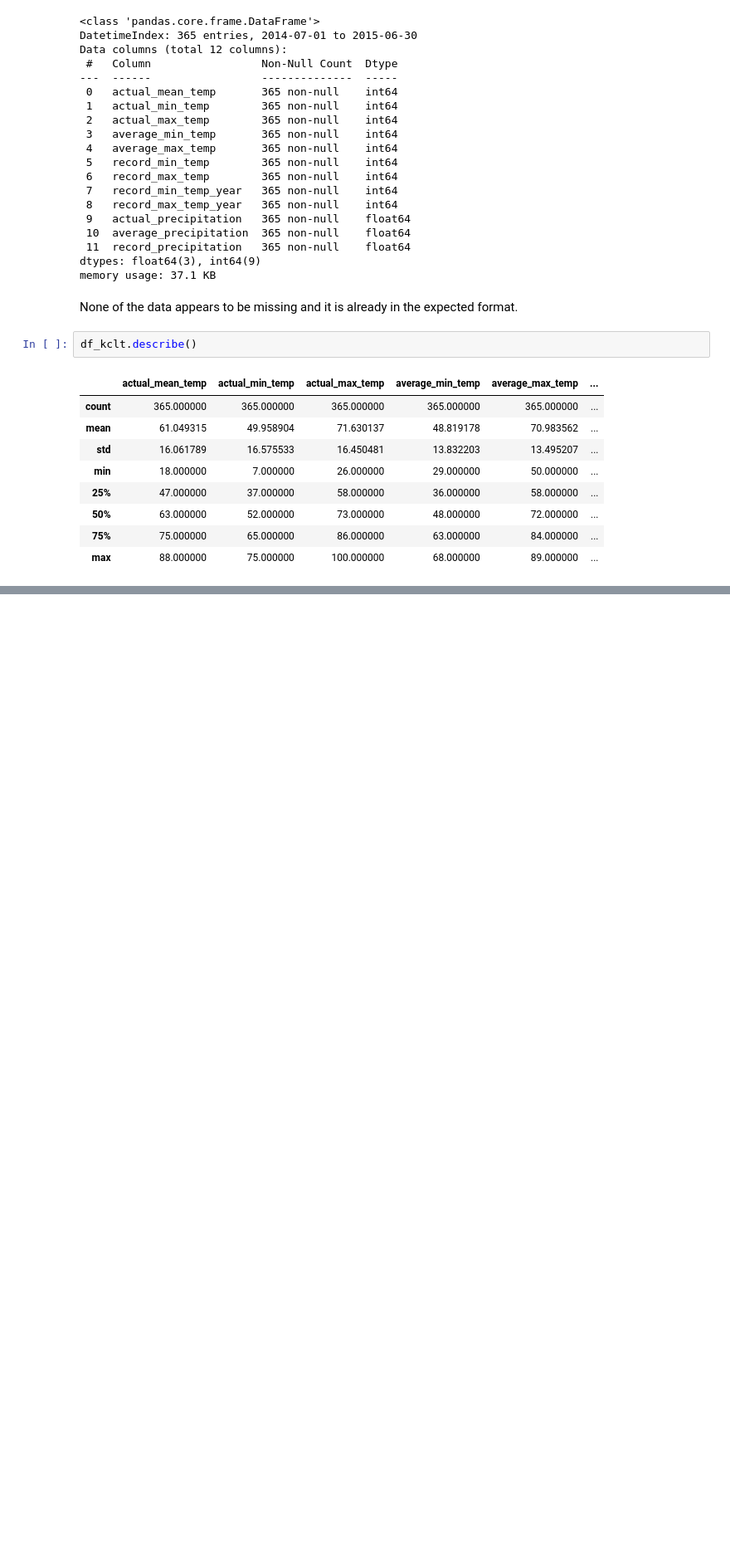
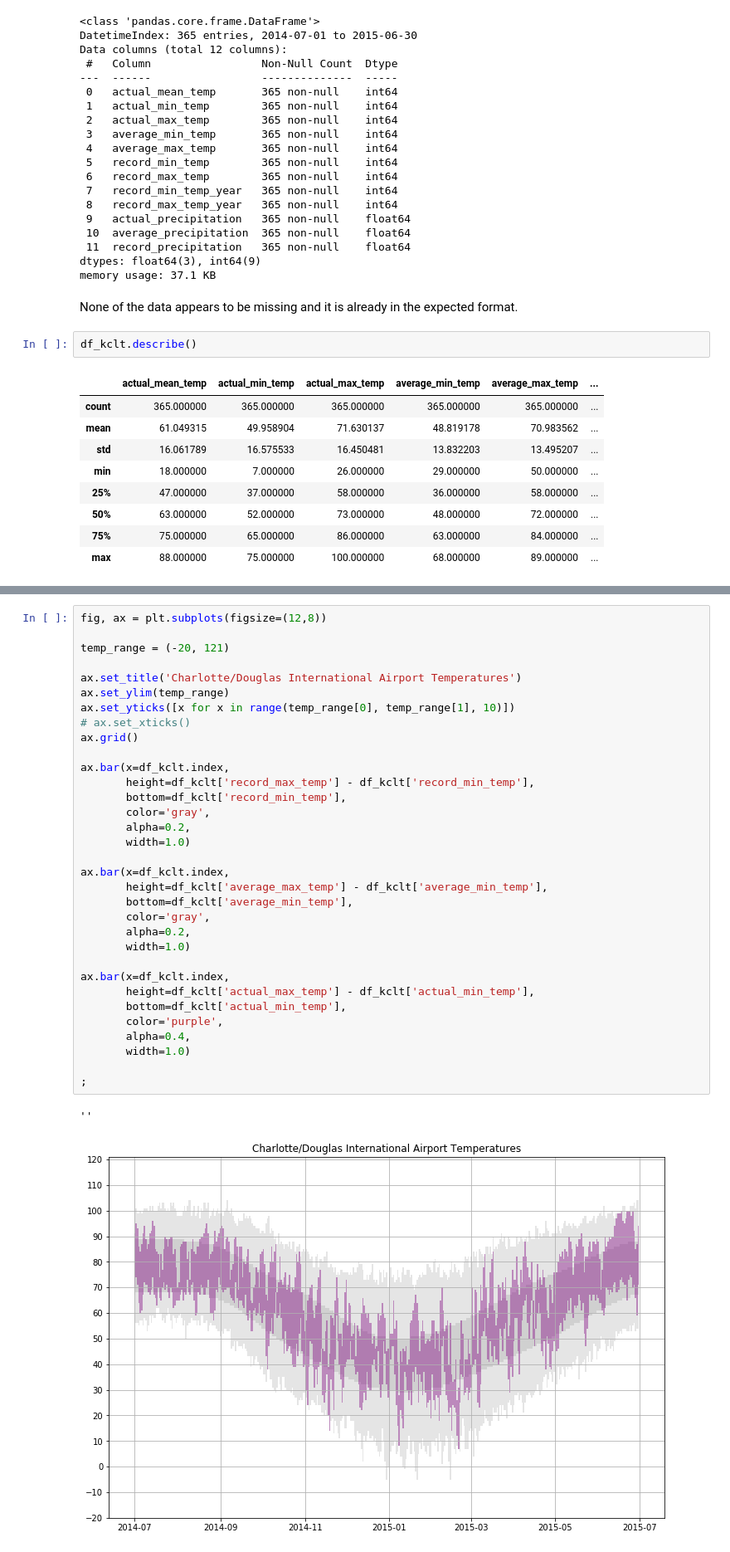
Before and after one commit to sn-ekstrand/weather-data-analysis, a Jupyter notebook: Untitled.ipynb, the cells around one changed output, grey strips where cells are left out. Shown at 83% size. Saved outputs shown, nothing was run; the diff lists cells and outputs as text; blank space fills up the shorter version.

```diff
--- a/Untitled.ipynb
+++ b/Untitled.ipynb
@@ -61,0 +77,36 @@ df_kclt.describe()
+# %%
+fig, ax = plt.subplots(figsize=(12,8))
+
+temp_range = (-20, 121)
+
+ax.set_title('Charlotte/Douglas International Airport Temperatures')
+ax.set_ylim(temp_range)
+ax.set_yticks([x for x in range(temp_range[0], temp_range[1], 10)])
+# ax.set_xticks()
+ax.grid()
+
+ax.bar(x=df_kclt.index,
+       height=df_kclt['record_max_temp'] - df_kclt['record_min_temp'],
+       bottom=df_kclt['record_min_temp'],
+       color='gray',
+       alpha=0.2,
+       width=1.0)
+
+ax.bar(x=df_kclt.index,
+       height=df_kclt['average_max_temp'] - df_kclt['average_min_temp'],
+       bottom=df_kclt['average_min_temp'],
+       color='gray',
+       alpha=0.2,
+       width=1.0)
+
+ax.bar(x=df_kclt.index,
+       height=df_kclt['actual_max_temp'] - df_kclt['actual_min_temp'],
+       bottom=df_kclt['actual_min_temp'],
+       color='purple',
+       alpha=0.4,
+       width=1.0)
+
+;
+# %% [output]
+''
+[figure, added]
```
Also changed, not shown: parts of 2 cells of this notebook.
